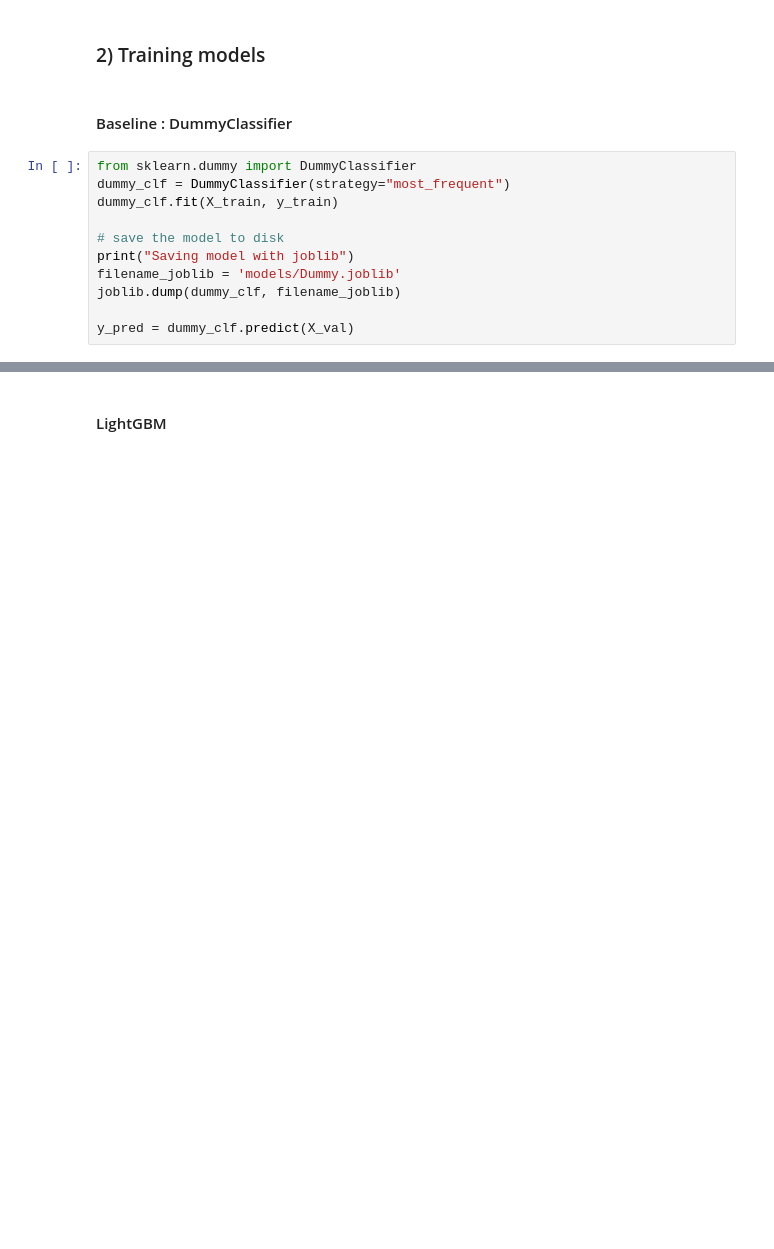
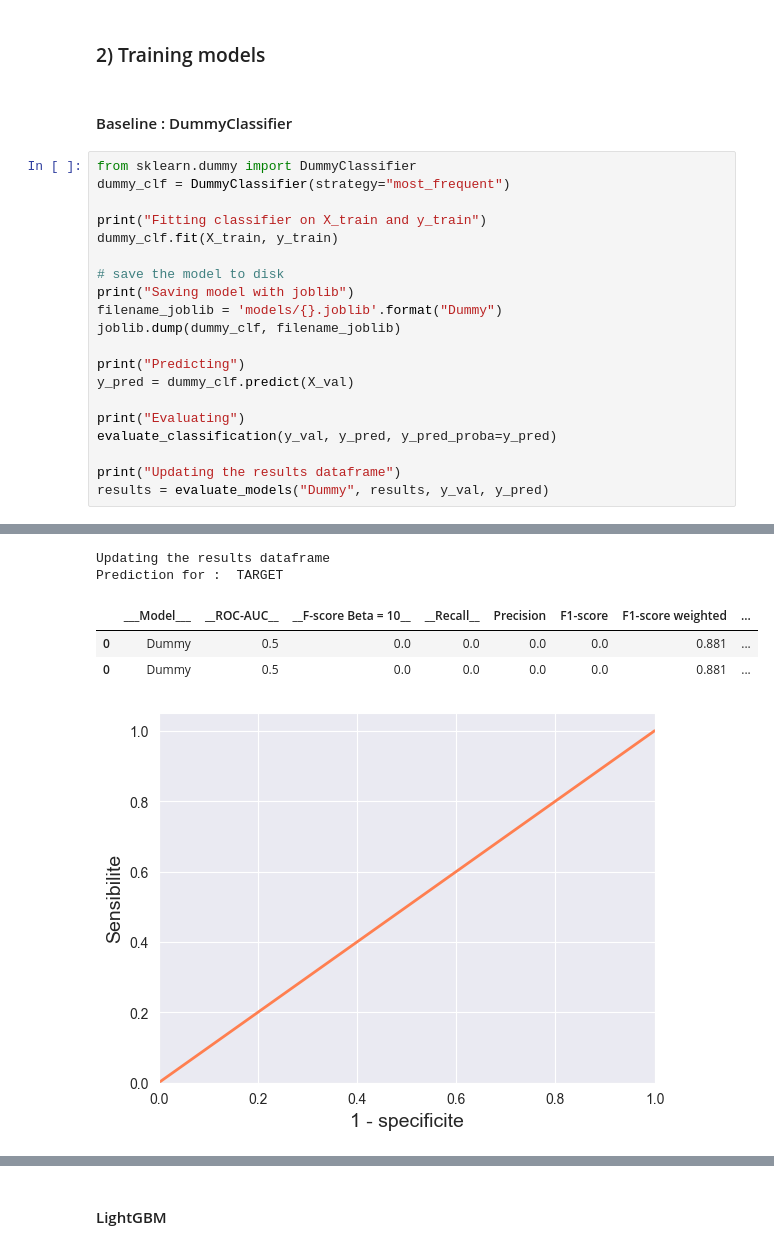
Before and after one commit to oumeima-elgharbi/P7_Data_Science_OpenClassrooms, a Jupyter notebook: model_development/P7_02_prediction.ipynb, the cells around one changed output, grey strips where cells are left out. Cells and saved outputs as stored; diff of their text form; blank space fills up the shorter version.

Commit message:
mini refacto, still working on model training xgb and randomforest

```diff
--- a/model_development/P7_02_prediction.ipynb
+++ b/model_development/P7_02_prediction.ipynb
@@ -385,12 +172,21 @@ def evaluate(model,
 # %%
 from sklearn.dummy import DummyClassifier
 dummy_clf = DummyClassifier(strategy="most_frequent")
+
+print("Fitting classifier on X_train and y_train")
 dummy_clf.fit(X_train, y_train)
 
 # save the model to disk
 print("Saving model with joblib")
-filename_joblib = 'models/Dummy.joblib'
+filename_joblib = 'models/{}.joblib'.format("Dummy")
 joblib.dump(dummy_clf, filename_joblib)
 
+print("Predicting")
 y_pred = dummy_clf.predict(X_val)
+
+print("Evaluating")
+evaluate_classification(y_val, y_pred, y_pred_proba=y_pred)
+
+print("Updating the results dataframe")
+results = evaluate_models("Dummy", results, y_val, y_pred)
 # %% [output]
@@ -397,0 +209,6 @@ Saving model with joblib
+Updating the results dataframe
+Prediction for :  TARGET
+|  | ___Model___ | __ROC-AUC__ | __F-score Beta = 10__ | __Recall__ | Precision | F1-score | F1-score weighted | ... |
+| 0 | Dummy | 0.5 | 0.0 | 0.0 | 0.0 | 0.0 | 0.881 | ... |
+| 0 | Dummy | 0.5 | 0.0 | 0.0 | 0.0 | 0.0 | 0.881 | ... |
+[figure, added]
```
Also changed, not shown: parts of 30 cells of this notebook, 2 other files.
